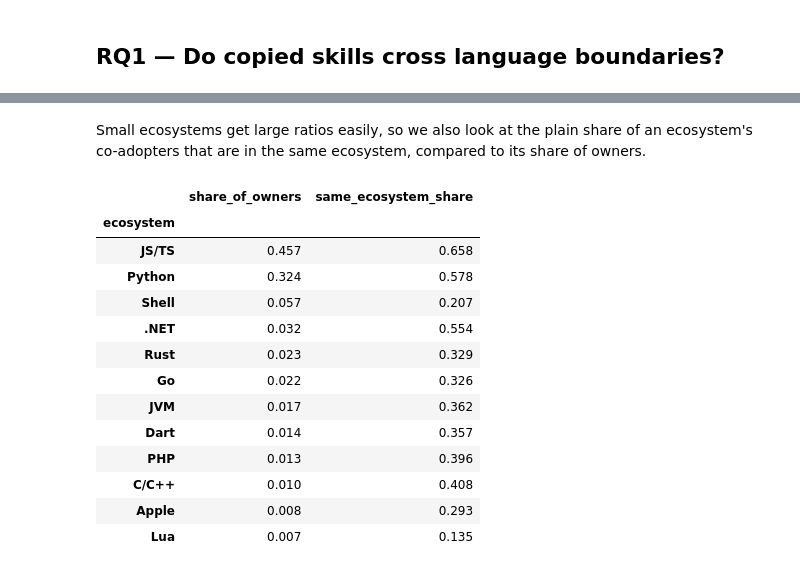
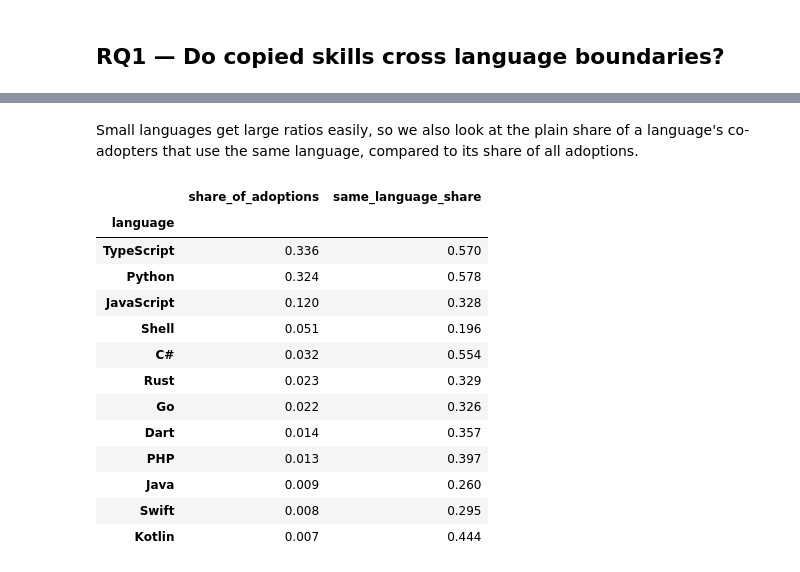
Before and after one commit to Sebastian-Espin/LOG6307E-MSR-2027-mining-challenge, a Jupyter notebook: notebooks/data_analysis.ipynb, the cells around one changed output, grey strips where cells are left out. Saved outputs shown, nothing was run; the diff lists cells and outputs as text; code cells hidden in the pictures.

```diff
--- a/notebooks/data_analysis.ipynb
+++ b/notebooks/data_analysis.ipynb
@@ -30,20 +26,18 @@ Each skill is then classified as:
 # %%
 rq1_ids = skills.loc[skills["n_owners_eligible"] >= 2, "skill_id"]
-eligible_repos = repos.loc[repos["eligible"] == 1, ["repo_id", "owner", "language", "ecosystem"]]
+eligible_repos = repos.loc[repos["eligible"] == 1, ["repo_id", "owner", "language"]]
 
 owner_adoptions = (adoptions[adoptions["skill_id"].isin(rq1_ids)]
                    .merge(eligible_repos, on="repo_id")
-                   .groupby(["skill_id", "owner", "language", "ecosystem"]).size().rename("n")
+                   .groupby(["skill_id", "owner", "language"]).size().rename("n")
                    .reset_index()
                    .sort_values("n", ascending=False, kind="stable")
                    .drop_duplicates(["skill_id", "owner"]))
 
 rq1 = owner_adoptions.groupby("skill_id").agg(
-    n_owners=("owner", "size"), n_languages=("language", "nunique"),
-    n_ecosystems=("ecosystem", "nunique"))
+    n_owners=("owner", "size"), n_languages=("language", "nunique"))
 rq1["spread_class"] = "siloed"
 rq1.loc[rq1["n_languages"] > 1, "spread_class"] = "cross_language"
-rq1.loc[rq1["n_ecosystems"] > 1, "spread_class"] = "cross_ecosystem"
 rq1["adopters"] = pd.cut(rq1["n_owners"], [1, 2, 5, 20, np.inf], labels=["2", "3-5", "6-20", ">20"])
 
 print(f"{len(rq1):,} skills")
@@ -138,5 +132,5 @@ share more skills than chance. On the other side, below 1 mean less. Only the 12
 # %%
-counts = pd.crosstab(owner_adoptions["skill_id"], owner_adoptions["ecosystem"])
+counts = pd.crosstab(owner_adoptions["skill_id"], owner_adoptions["language"])
 C = counts.to_numpy()
 weighted = C / (C.sum(axis=1, keepdims=True) - 1)
 
@@ -145,7 +139,7 @@ totals = C.sum(axis=0)
 ratio = pd.DataFrame(pairs / np.outer(totals, totals) * totals.sum(),
                      index=counts.columns, columns=counts.columns)
 
-top = owner_adoptions["ecosystem"].value_counts().index[:12]
+top = owner_adoptions["language"].value_counts().index[:12]
 ratio = ratio.loc[top, top]
 
 fig, ax = plt.subplots(figsize=(7, 6))
@@ -157,9 +151,9 @@ for i in range(len(top)):
 ax.set_xticks(range(len(top)), top, rotation=45, ha="right")
 ax.set_yticks(range(len(top)), top)
 bar = fig.colorbar(im, ax=ax, shrink=0.8, ticks=range(-4, 5))
-bar.ax.set_yticklabels(["1/16", "1/8", "1/4", "1/2", "1", "2", "4", "8", "16"])
+bar.ax.set_yticklabels(["1/16", "1/8", "1/4", "1/2", "1", "2", "4", "8", "≥16"])
 bar.set_label("observed / expected")
 fig.tight_layout()
-fig.savefig(FIG_DIR / "rq1_ecosystem_heatmap.pdf")
+fig.savefig(FIG_DIR / "rq1_language_heatmap.pdf")
 plt.show()
 # %% [output]
@@ -167,23 +161,23 @@ plt.show()
 # %% [markdown]
-Small ecosystems get large ratios easily, so we also look at the plain share of an
-ecosystem's co-adopters that are in the same ecosystem, compared to its share of owners.
+Small languages get large ratios easily, so we also look at the plain share of a
+language's co-adopters that use the same language, compared to its share of all adoptions.
 # %%
 pd.DataFrame({
-    "share_of_owners": totals / totals.sum(),
-    "same_ecosystem_share": np.diag(pairs) / totals,
+    "share_of_adoptions": totals / totals.sum(),
+    "same_language_share": np.diag(pairs) / totals,
 }, index=counts.columns).loc[top].round(3)
 # %% [output]
-|  | share_of_owners | same_ecosystem_share |
-| ecosystem |  |  |
-| JS/TS | 0.457 | 0.658 |
+|  | share_of_adoptions | same_language_share |
+| language |  |  |
+| TypeScript | 0.336 | 0.570 |
 | Python | 0.324 | 0.578 |
-| Shell | 0.057 | 0.207 |
-| .NET | 0.032 | 0.554 |
+| JavaScript | 0.120 | 0.328 |
+| Shell | 0.051 | 0.196 |
+| C# | 0.032 | 0.554 |
 | Rust | 0.023 | 0.329 |
 | Go | 0.022 | 0.326 |
-| JVM | 0.017 | 0.362 |
 | Dart | 0.014 | 0.357 |
-| PHP | 0.013 | 0.396 |
-| C/C++ | 0.010 | 0.408 |
-| Apple | 0.008 | 0.293 |
-| Lua | 0.007 | 0.135 |
+| PHP | 0.013 | 0.397 |
+| Java | 0.009 | 0.260 |
+| Swift | 0.008 | 0.295 |
+| Kotlin | 0.007 | 0.444 |
```
Also changed, not shown: parts of 7 cells of this notebook, 10 other files.
